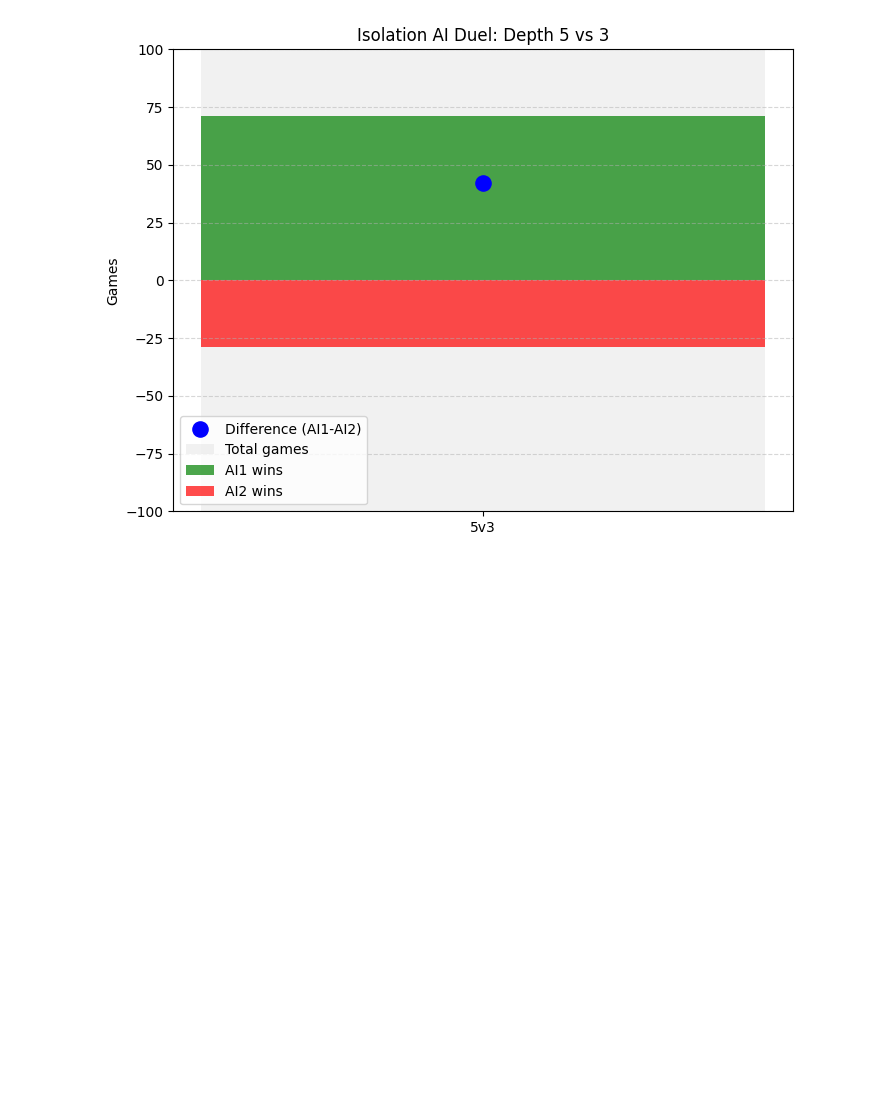
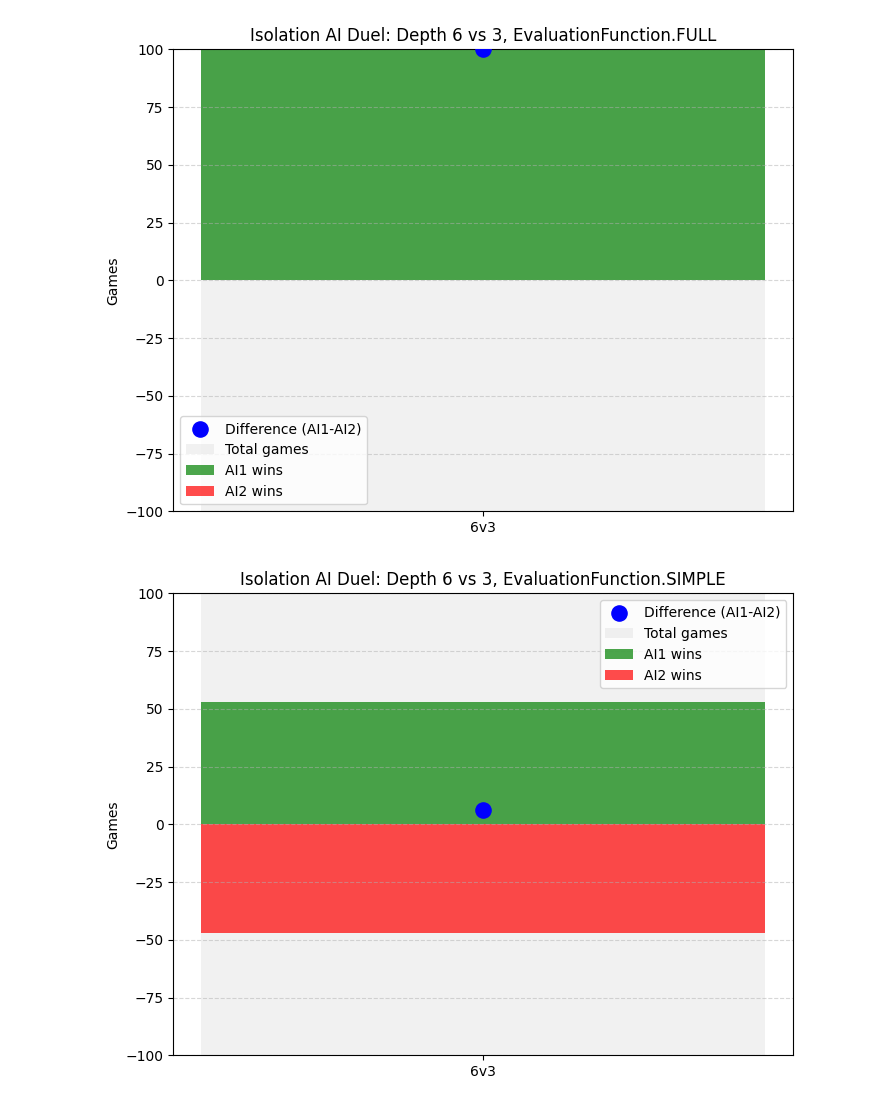
Before and after one commit to pitkwiecien/MachineLearning, a Jupyter notebook: TwoPlayerGames/isolation.ipynb, the cells around one changed output. Drawn from its saved outputs; the diff is of its cells as text; code cells hidden in the pictures; blank space fills up the shorter version.

```diff
--- a/TwoPlayerGames/isolation.ipynb
+++ b/TwoPlayerGames/isolation.ipynb
@@ -263,7 +301,7 @@ Current player: O
 # %%
 runner = IsolationRunner(
     size=6,
-    ai_depths=(3, 10)
+    ai_depths=(2, 8)
 )
-runner.play()
+runner.play(False, True, EvaluationFunction.FULL)
 # %% [output]
@@ -288,11 +322,9 @@ Winner: Player O
 # %%
 from tqdm import tqdm
 import matplotlib.pyplot as plt
+from typing import Any
 
 class IsolationMultiSim:
-    """
-    Runs multiple AI vs AI Isolation games and collects win statistics.
-    """
     def __init__(self, size: int = 5):
         self.size = size
         self.results = []
@@ -302,11 +334,8 @@ class IsolationMultiSim:
         depth_pair: tuple[int, int],
         n_games: int = 50,
         random_beginning: bool = True,
+        evaluation_function: EvaluationFunction = EvaluationFunction.FULL
     ):
-        """
-        Runs n_games for a single AI duel (depth1 vs depth2).
-        Returns a dictionary with wins and difference.
-        """
         depth1, depth2 = depth_pair
         wins_ai1 = 0
         wins_ai2 = 0
@@ -317,7 +346,7 @@ class IsolationMultiSim:
                 ai_depths=(depth1, depth2),
                 random_beginning=random_beginning
             )
-            result = runner.play(do_prints=False)
+            result = runner.play(do_prints=False, print_last=False, evaluation_function=evaluation_function)
             if result == 0:
                 wins_ai1 += 1
             elif result == 1:
@@ -334,42 +363,34 @@ class IsolationMultiSim:
         self.results.append(duel_result)
         return duel_result
 
-    def plot_duel_result(self, duel_result):
+    def plot_duel_result(self, duel_result: dict[str, Any], evaluation_function: EvaluationFunction = EvaluationFunction.FULL):
         depth1, depth2 = duel_result["depth_pair"]
         wins_ai1 = duel_result["wins_ai1"]
         wins_ai2 = duel_result["wins_ai2"]
         difference = duel_result["difference"]
         total_games = duel_result["total_games"]
 
-        x = [0]  # single duel position
-
+        x = [0]
         fig, ax = plt.subplots(figsize=(8, 6))
-
-        # Gray background for total games (±total_games)
         ax.bar(x, [total_games], color="lightgray", alpha=0.3, label="Total games")
         ax.bar(x, [-total_games], color="lightgray", alpha=0.3)
-
-        # AI1 and AI2 wins
         ax.bar(x, [wins_ai1], color="green", alpha=0.7, label="AI1 wins")
         ax.bar(x, [-wins_ai2], color="red", alpha=0.7, label="AI2 wins")
-
-        # Difference as a point
         ax.scatter(x, [difference], color="blue", s=120, zorder=5, label="Difference (AI1-AI2)")
-
-        # Labels, title, grid
         ax.set_xticks([0])
         ax.set_xticklabels([f"{depth1}v{depth2}"])
         ax.set_ylim(-total_games, total_games)
         ax.set_ylabel("Games")
-        ax.set_title(f"Isolation AI Duel: Depth {depth1} vs {depth2}")
+        ax.set_title(f"Isolation AI Duel: Depth {depth1} vs {depth2}, {evaluation_function}")
         ax.legend()
         ax.grid(axis="y", linestyle="--", alpha=0.5)
-
         plt.show()
 # %%
-if __name__ == "__main__":
-    sim = IsolationMultiSim(size=5)
-    results = sim.run_duel((5, 3), n_games=100)
-    sim.plot_duel_result(results)
+sim = IsolationMultiSim(size=5)
+results_full = sim.run_duel((6, 3), n_games=100, evaluation_function=EvaluationFunction.FULL)
+results_simple = sim.run_duel((6, 3), n_games=100, evaluation_function=EvaluationFunction.SIMPLE)
+sim.plot_duel_result(results_full, evaluation_function=EvaluationFunction.FULL)
+sim.plot_duel_result(results_simple, evaluation_function=EvaluationFunction.SIMPLE)
 # %% [output]
-[figure, old version]
+[figure, new version]
+[figure, added]
```
Also changed, not shown: parts of 9 cells of this notebook, 1 other file.
